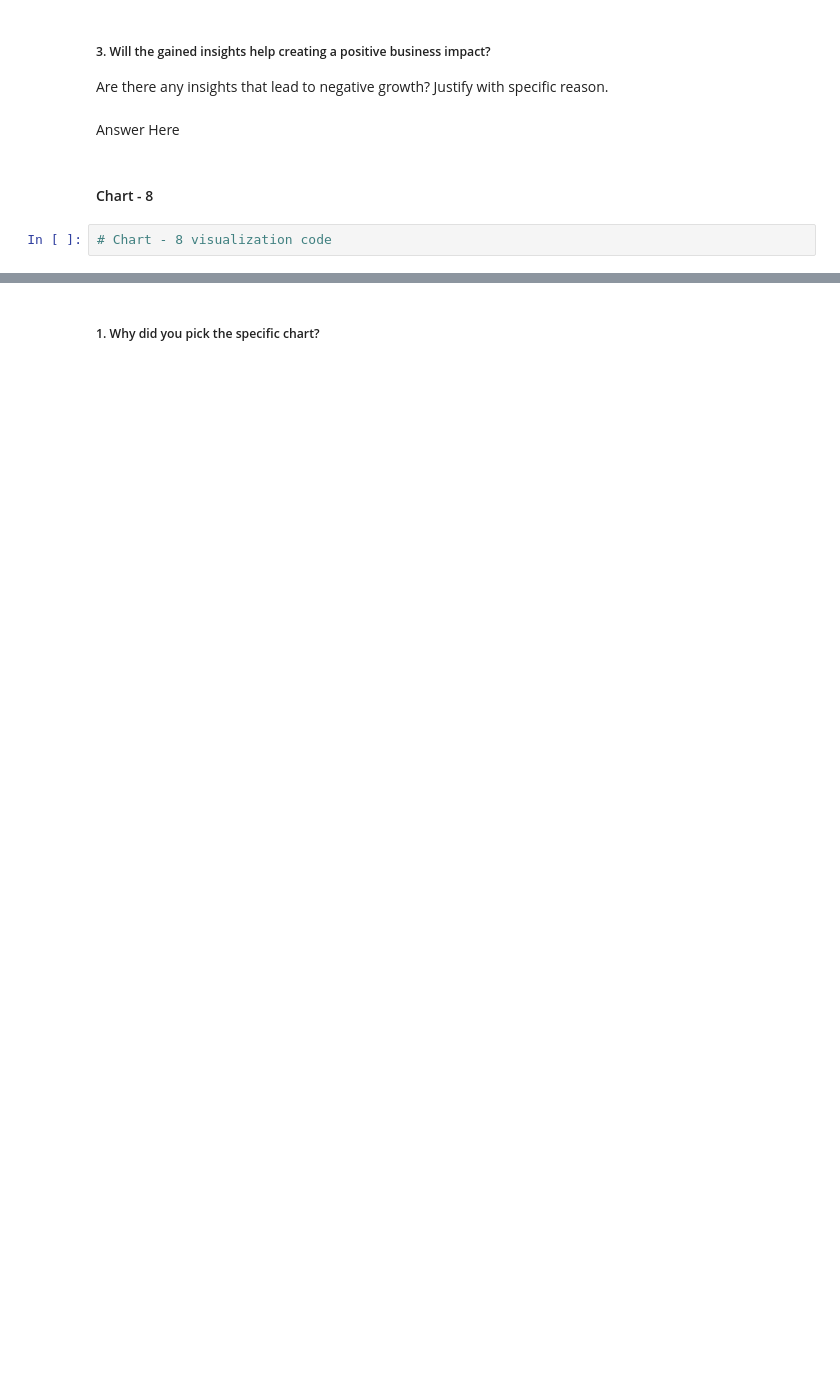
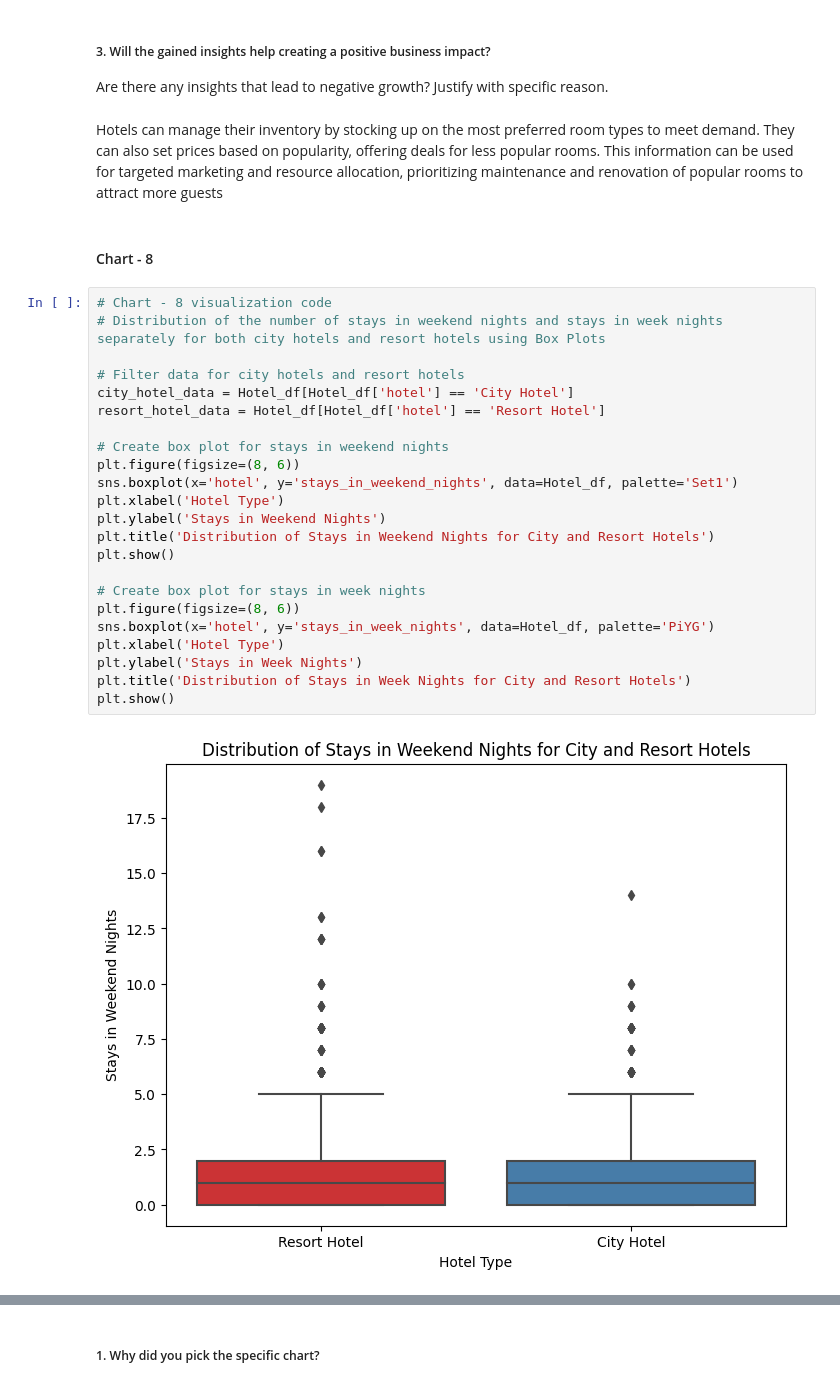
Before and after one commit to Sonall2023/Capstone_EDA_Hotel_booking, a Jupyter notebook: Hotel_Booking_Analysis.ipynb, the cells around one changed output, grey strips where cells are left out. Cells and saved outputs as stored; diff of their text form; blank space fills up the shorter version.

```diff
--- a/Hotel_Booking_Analysis.ipynb
+++ b/Hotel_Booking_Analysis.ipynb
@@ -769,9 +771,32 @@ Answer Here
 # %% [markdown]
 ##### 3. Will the gained insights help creating a positive business impact?
 Are there any insights that lead to negative growth? Justify with specific reason.
-# %% [markdown]
-Answer Here
+# %% [markdown]
+Hotels can manage their inventory by stocking up on the most preferred room types to meet demand. They can also set prices based on popularity, offering deals for less popular rooms. This information can be used for targeted marketing and resource allocation, prioritizing maintenance and renovation of popular rooms to attract more guests
 # %% [markdown]
 #### Chart - 8
-# %%
-# Chart - 8 visualization code
+# %%
+# Chart - 8 visualization code
+# Distribution of the number of stays in weekend nights and stays in week nights separately for both city hotels and resort hotels using Box Plots
+
+# Filter data for city hotels and resort hotels
+city_hotel_data = Hotel_df[Hotel_df['hotel'] == 'City Hotel']
+resort_hotel_data = Hotel_df[Hotel_df['hotel'] == 'Resort Hotel']
+
+# Create box plot for stays in weekend nights
+plt.figure(figsize=(8, 6))
+sns.boxplot(x='hotel', y='stays_in_weekend_nights', data=Hotel_df, palette='Set1')
+plt.xlabel('Hotel Type')
+plt.ylabel('Stays in Weekend Nights')
+plt.title('Distribution of Stays in Weekend Nights for City and Resort Hotels')
+plt.show()
+
+# Create box plot for stays in week nights
+plt.figure(figsize=(8, 6))
+sns.boxplot(x='hotel', y='stays_in_week_nights', data=Hotel_df, palette='PiYG')
+plt.xlabel('Hotel Type')
+plt.ylabel('Stays in Week Nights')
+plt.title('Distribution of Stays in Week Nights for City and Resort Hotels')
+plt.show()
+# %% [output]
+[figure, added]
```
Also changed, not shown: parts of 68 cells of this notebook.
